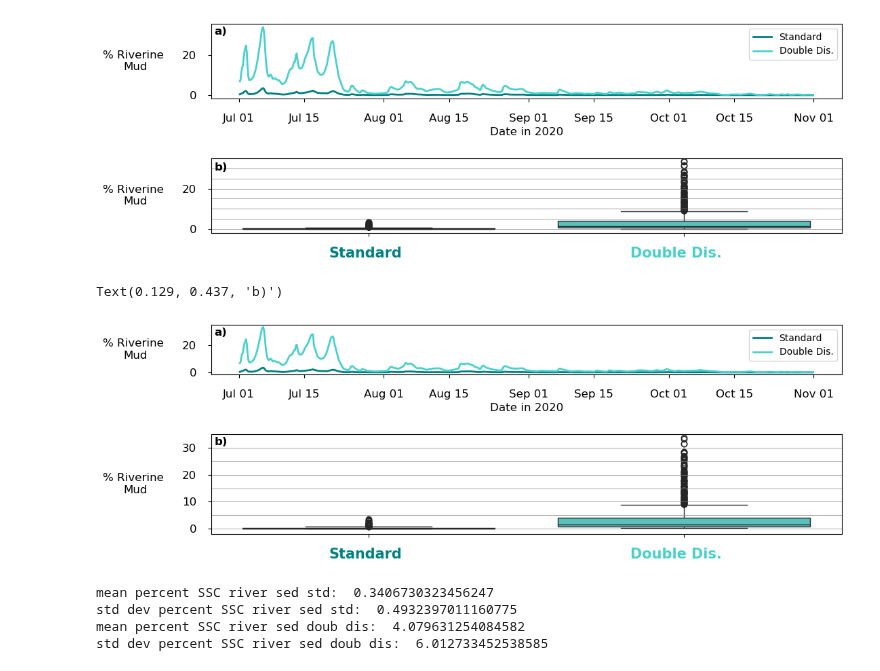
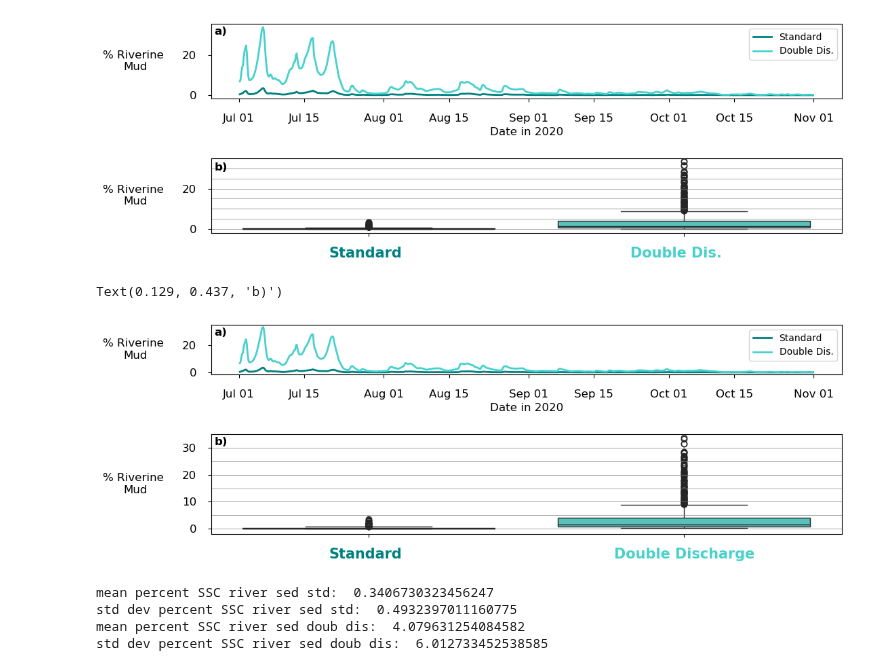
Before and after one commit to bundzis/Beaufort_ROMS_ssc_comp, a Jupyter notebook: Analysis/plot_percent_ssc_rivs_seabed.ipynb, the cells around one changed output. Saved outputs shown, nothing was run; the diff lists cells and outputs as text; code cells hidden in the pictures.

Commit message:
made version of plot for diss

```diff
--- a/Analysis/plot_percent_ssc_rivs_seabed.ipynb
+++ b/Analysis/plot_percent_ssc_rivs_seabed.ipynb
@@ -672,35 +672,36 @@ s8 = sns.boxplot(data=[percent_river_sed_std*100, percent_river_sed_doub_dis*100
 ax[1].set_ylabel('% Riverine \nMud', fontsize=fontsize-13, rotation=0, va='center', labelpad=50)
 
 # Set the y-limit
 ax[1].set_ylim(-2,35) # (-10,110)
 
 # Add bars for 25, 50, 75 percent
 ax[1].axhline(y=0, linestyle='-', color='gray', linewidth=0.5)
 ax[1].axhline(y=5, linestyle='-', color='gray', linewidth=0.5)
 ax[1].axhline(y=10, linestyle='-', color='gray', linewidth=0.5)
 ax[1].axhline(y=15, linestyle='-', color='gray', linewidth=0.5)
 ax[1].axhline(y=20, linestyle='-', color='gray', linewidth=0.5)
 ax[1].axhline(y=25, linestyle='-', color='gray', linewidth=0.5)
 ax[1].axhline(y=30, linestyle='-', color='gray', linewidth=0.5)
 
 # Adjust the spacing
 #fig2.subplots_adjust(hspace=0.30)
 #ax2.legend()
 ax[1].set_xlabel('')
 plt.setp(ax[1].get_xticklabels(), visible=False)
 
 # Manually place section labels
 fig.text(0.27, 0.02, 'Standard', color=river_palette_std_double[0], fontsize=fontsize-10, weight='bold')
-fig.text(0.64, 0.02, 'Double Dis.', color=river_palette_std_double[1], fontsize=fontsize-10, weight='bold')
+#fig.text(0.64, 0.02, 'Double Dis.', color=river_palette_std_double[1], fontsize=fontsize-10, weight='bold')
+fig.text(0.62, 0.02, 'Double Discharge', color=river_palette_std_double[1], fontsize=fontsize-10, weight='bold')
 
 plt.subplots_adjust(hspace=0.8)
 
 # Add subplot labels
 fig.text(0.129, 0.840, 'a)', color='black', fontsize=fontsize-13, weight='bold')
 fig.text(0.129, 0.437, 'b)', color='black', fontsize=fontsize-13, weight='bold')
 # %% [output]
 Text(0.129, 0.437, 'b)')
-[figure, old version]
+[figure, new version]
 # %%
 # Print a bunch of stats
 # Standard
```
